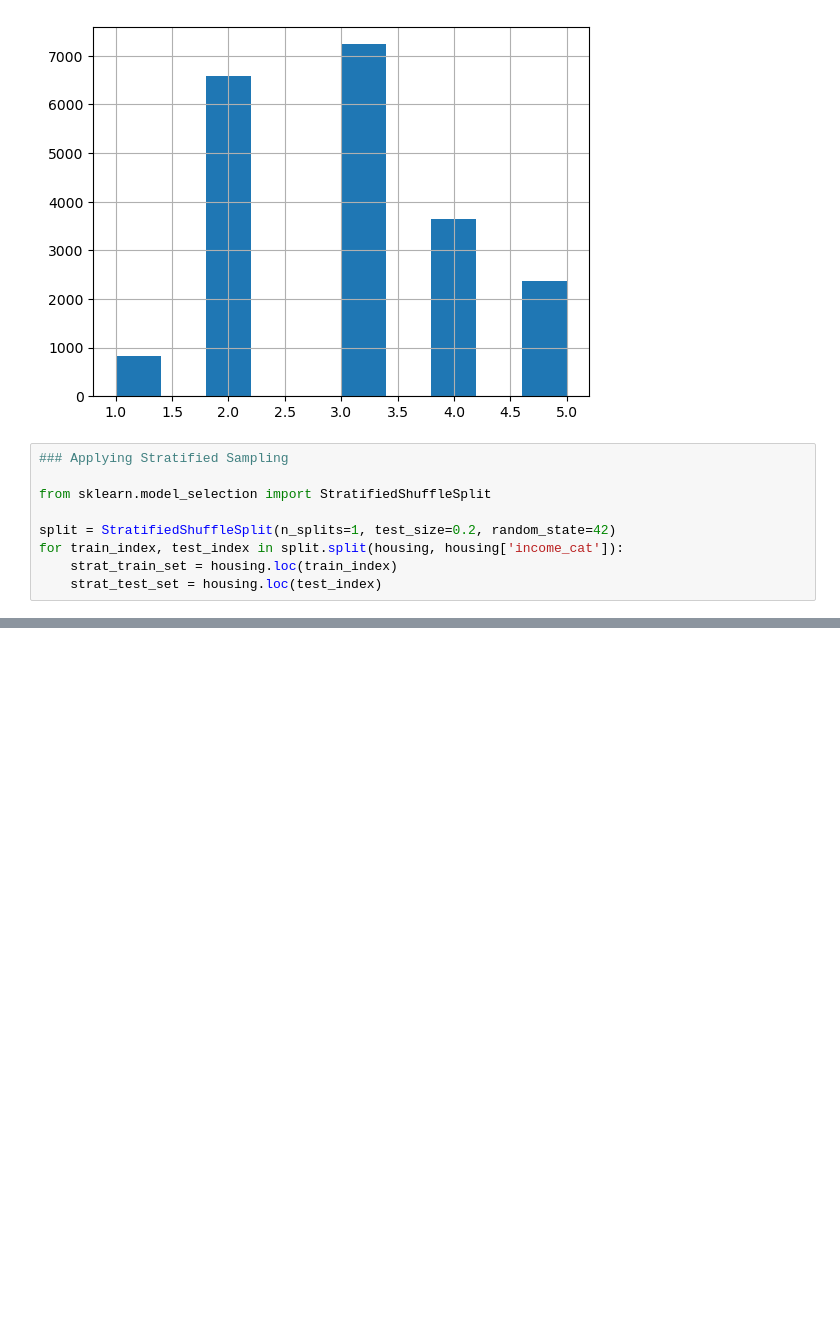
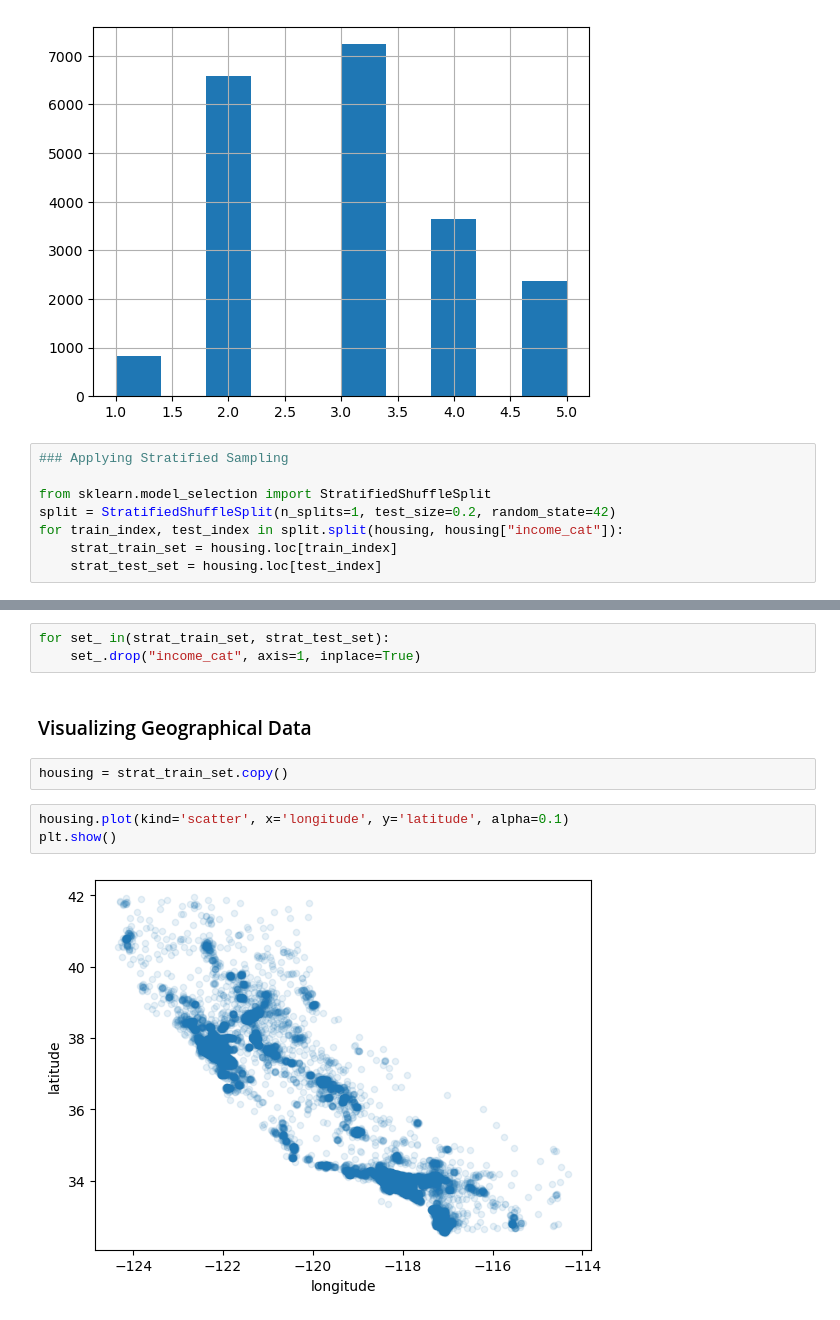
Before and after one commit to Rishabhpm23/Hands-on-ML-using-Scikit-Learn-Tensorflow---Keras, a Jupyter notebook: Housing.ipynb, the cells around one changed output, grey strips where cells are left out. Cells and saved outputs as stored; diff of their text form; blank space fills up the shorter version.

Commit message:
explored data more

```diff
--- a/Housing.ipynb
+++ b/Housing.ipynb
@@ -108,8 +108,7 @@ housing['income_cat'].hist()
 ### Applying Stratified Sampling
 
 from sklearn.model_selection import StratifiedShuffleSplit
-
 split = StratifiedShuffleSplit(n_splits=1, test_size=0.2, random_state=42)
-for train_index, test_index in split.split(housing, housing['income_cat']):
-    strat_train_set = housing.loc(train_index)
-    strat_test_set = housing.loc(test_index)
+for train_index, test_index in split.split(housing, housing["income_cat"]):
+    strat_train_set = housing.loc[train_index]
+    strat_test_set = housing.loc[test_index]
@@ -117,0 +125,12 @@ TypeError: unhashable type: 'numpy.ndarray'
+# %%
+for set_ in(strat_train_set, strat_test_set):
+    set_.drop("income_cat", axis=1, inplace=True)
+# %% [markdown]
+### Visualizing Geographical Data
+# %%
+housing = strat_train_set.copy()
+# %%
+housing.plot(kind='scatter', x='longitude', y='latitude', alpha=0.1)
+plt.show()
+# %% [output]
+[figure, added]
```
Also changed, not shown: parts of 3 cells of this notebook.
